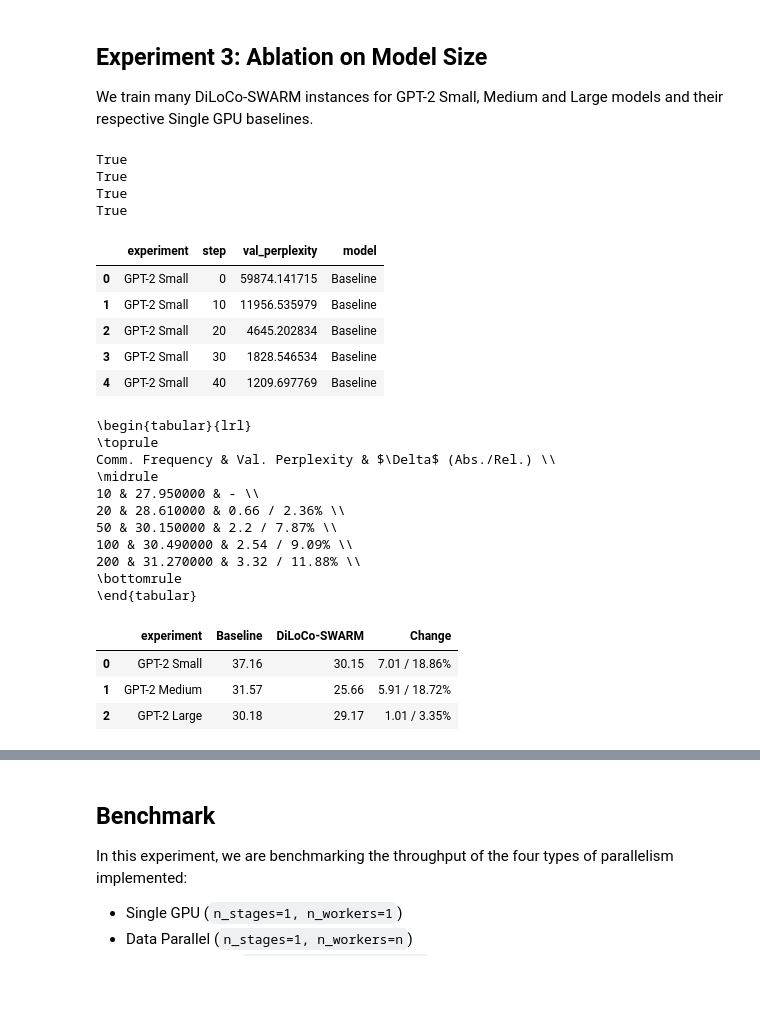
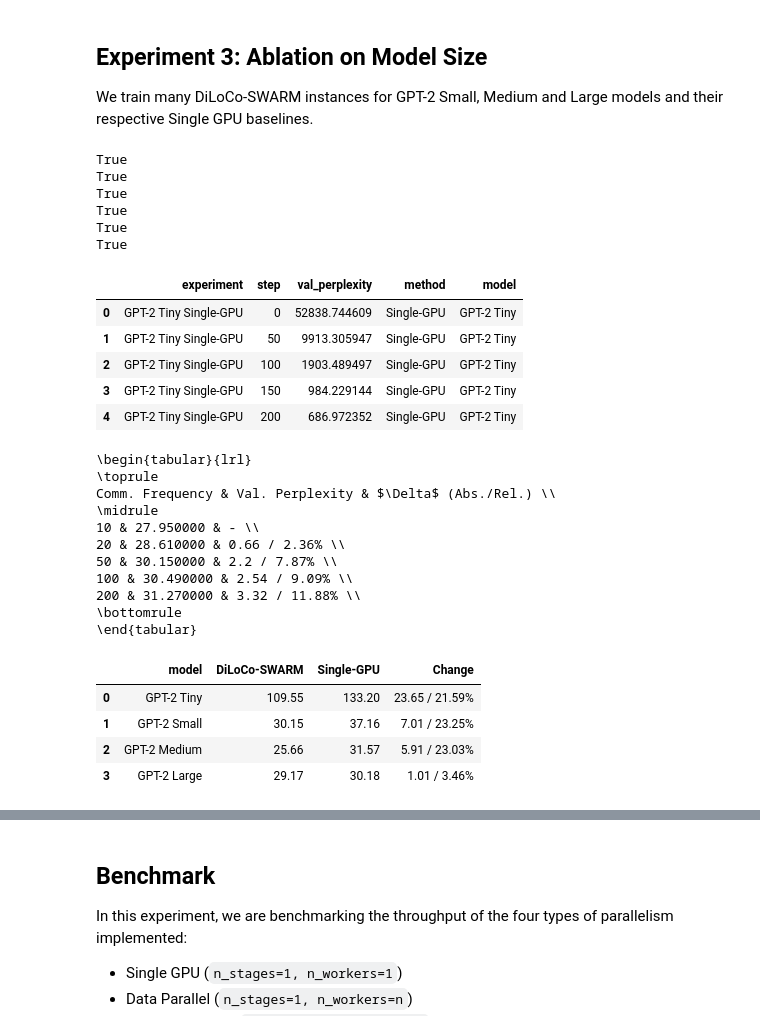
Before and after one commit to mikasenghaas/diloco-swarm, a Jupyter notebook: notebooks/3.0-results.ipynb, the cells around one changed output, grey strips where cells are left out. Saved outputs shown, nothing was run; the diff lists cells and outputs as text; code cells hidden in the pictures; blank space fills up the shorter version.

```diff
--- a/notebooks/3.0-results.ipynb
+++ b/notebooks/3.0-results.ipynb
@@ -368,11 +364,13 @@ We train many DiLoCo-SWARM instances for GPT-2 Small, Medium and Large models an
 # %%
 # Define metadata
 EXP3_METADATA = {
-    "GPT-2 Small Baseline": {"group": "20241229_181044", "master_run_id": "8eqzu96q"},
+    "GPT-2 Tiny Single-GPU": {"group": "20241231_223650", "master_run_id": "ifid0bci"},
+    "GPT-2 Tiny DiLoCo-SWARM": {"group": "20241231_224608", "master_run_id": "dfhh9fih"},
+    "GPT-2 Small Single-GPU": {"group": "20241229_181044", "master_run_id": "8eqzu96q"},
     "GPT-2 Small DiLoCo-SWARM": {"group": "20241230_184347", "master_run_id": "i19udsg4"},
-    "GPT-2 Medium Baseline": {"group": "20241231_232940", "master_run_id": "btopgkah"},
+    "GPT-2 Medium Single-GPU": {"group": "20241231_232940", "master_run_id": "btopgkah"},
     "GPT-2 Medium DiLoCo-SWARM": {"group": "20250101_093710", "master_run_id": "5twtyqzt"},
-    "GPT-2 Large Baseline": {"group": "20250103_113908", "master_run_id": "yj9vnrbx"},
+    "GPT-2 Large Single-GPU": {"group": "20250103_113908", "master_run_id": "yj9vnrbx"},
     "GPT-2 Large DiLoCo-SWARM": {"group": "20250103_145234", "master_run_id": "fjepxe1i"}
 }
 # %%
@@ -383,30 +381,32 @@ True
 True
 True
 True
+True
+True
 # %%
 # Prepare history
 cols = {"experiment": "experiment", "_step": "step", "eval/perplexity/average": "val_perplexity"}
-exp3_history = exp3_history[cols.keys()].rename(columns=cols)[list(cols.values())]
-exp3_history = exp3_history.dropna().reset_index(drop=True)
-exp3_history["model"] = exp3_history.experiment.apply(lambda x: x.split()[-1])
-exp3_history["experiment"] = exp3_history.experiment.apply(lambda x: " ".join(x.split()[:-1]))
-exp3_history.head()
+exp3 = exp3_history[cols.keys()].rename(columns=cols)[list(cols.values())]
+exp3 = exp3.dropna().reset_index(drop=True)
+exp3["method"] = exp3.experiment.apply(lambda x: x.split()[-1])
+exp3["model"] = exp3.experiment.apply(lambda x: " ".join(x.split()[:-1]))
+exp3.head()
 # %% [output]
-|  | experiment | step | val_perplexity | model |
-| 0 | GPT-2 Small | 0 | 59874.141715 | Baseline |
-| 1 | GPT-2 Small | 10 | 11956.535979 | Baseline |
-| 2 | GPT-2 Small | 20 | 4645.202834 | Baseline |
-| 3 | GPT-2 Small | 30 | 1828.546534 | Baseline |
-| 4 | GPT-2 Small | 40 | 1209.697769 | Baseline |
+|  | experiment | step | val_perplexity | method | model |
+| 0 | GPT-2 Tiny Single-GPU | 0 | 52838.744609 | Single-GPU | GPT-2 Tiny |
+| 1 | GPT-2 Tiny Single-GPU | 50 | 9913.305947 | Single-GPU | GPT-2 Tiny |
+| 2 | GPT-2 Tiny Single-GPU | 100 | 1903.489497 | Single-GPU | GPT-2 Tiny |
+| 3 | GPT-2 Tiny Single-GPU | 150 | 984.229144 | Single-GPU | GPT-2 Tiny |
+| 4 | GPT-2 Tiny Single-GPU | 200 | 686.972352 | Single-GPU | GPT-2 Tiny |
 # %%
 # Create table
-tab = exp3_history.groupby(["experiment", "model"]).val_perplexity.last().reset_index()\
-    .pivot(index="experiment", columns="model", values="val_perplexity").round(2)\
+tab = exp3.groupby(["model", "method"]).val_perplexity.last().reset_index()\
+    .pivot(index="model", columns="method", values="val_perplexity").round(2)\
     .reset_index().rename_axis(None, axis=1)
 abs_change = (tab.iloc[:, 2] - tab.iloc[:, 1]).abs().round(2)
 rel_change = (abs_change / tab.iloc[:, 1] * 100).round(2)
 change = pd.concat([abs_change, rel_change], axis=1).apply(lambda x: f"{x.iloc[0]} / {x.iloc[1]}%" if x.iloc[1] > 0 else "-", axis=1).rename("Change")
-tab = pd.concat([tab, change], axis=1).sort_values("Baseline", ascending=False).reset_index(drop=True)
+tab = pd.concat([tab, change], axis=1).sort_values("Single-GPU", ascending=False).reset_index(drop=True)
 print(tab3.to_latex(index=False)); tab
 # %% [output]
 \begin{tabular}{lrl}
@@ -420,7 +420,8 @@ Comm. Frequency & Val. Perplexity & $\Delta$ (Abs./Rel.) \\
 200 & 31.270000 & 3.32 / 11.88% \\
 \bottomrule
 \end{tabular}
-|  | experiment | Baseline | DiLoCo-SWARM | Change |
-| 0 | GPT-2 Small | 37.16 | 30.15 | 7.01 / 18.86% |
-| 1 | GPT-2 Medium | 31.57 | 25.66 | 5.91 / 18.72% |
-| 2 | GPT-2 Large | 30.18 | 29.17 | 1.01 / 3.35% |
+|  | model | DiLoCo-SWARM | Single-GPU | Change |
+| 0 | GPT-2 Tiny | 109.55 | 133.20 | 23.65 / 21.59% |
+| 1 | GPT-2 Small | 30.15 | 37.16 | 7.01 / 23.25% |
+| 2 | GPT-2 Medium | 25.66 | 31.57 | 5.91 / 23.03% |
+| 3 | GPT-2 Large | 29.17 | 30.18 | 1.01 / 3.46% |
```
Also changed, not shown: parts of 7 cells of this notebook, 6 other files.
